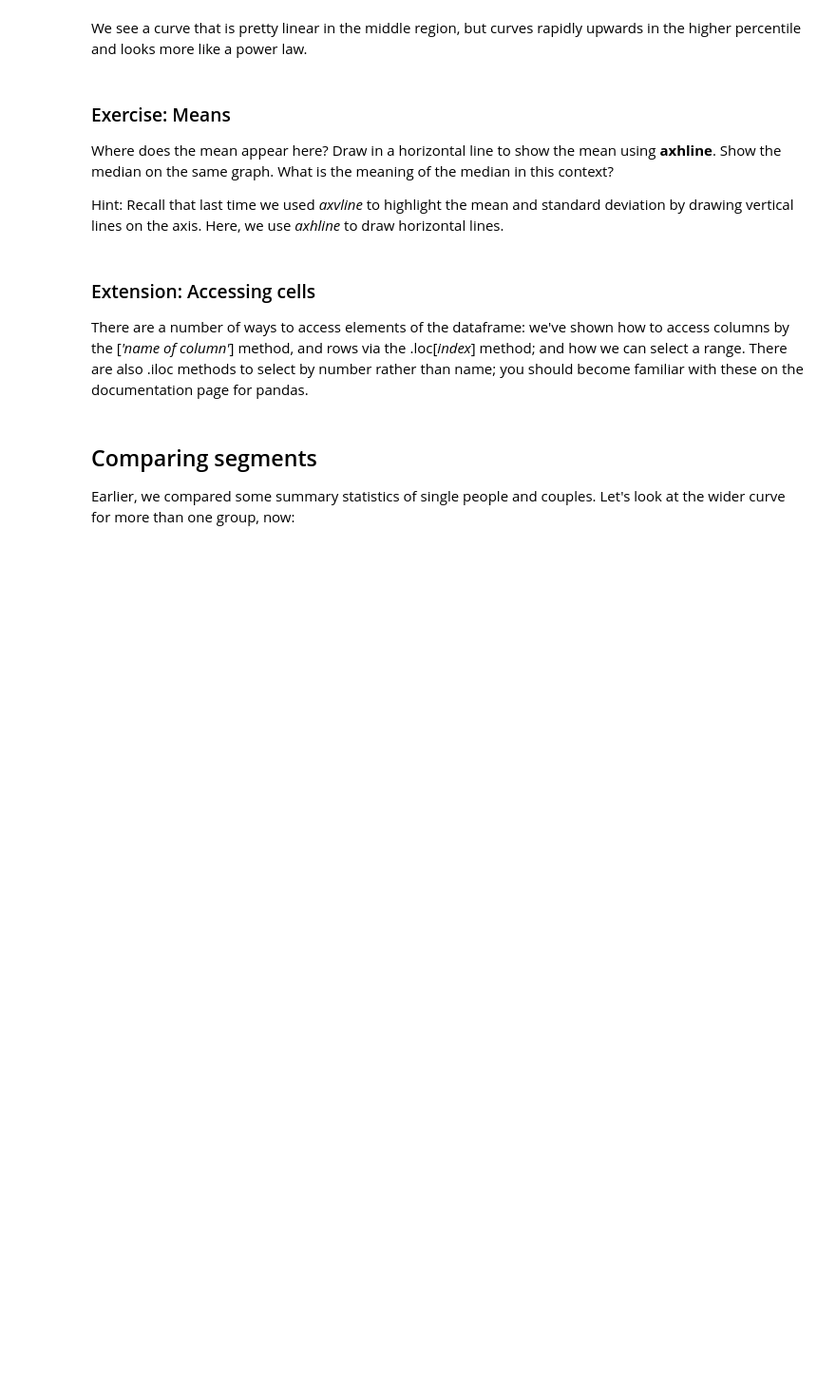
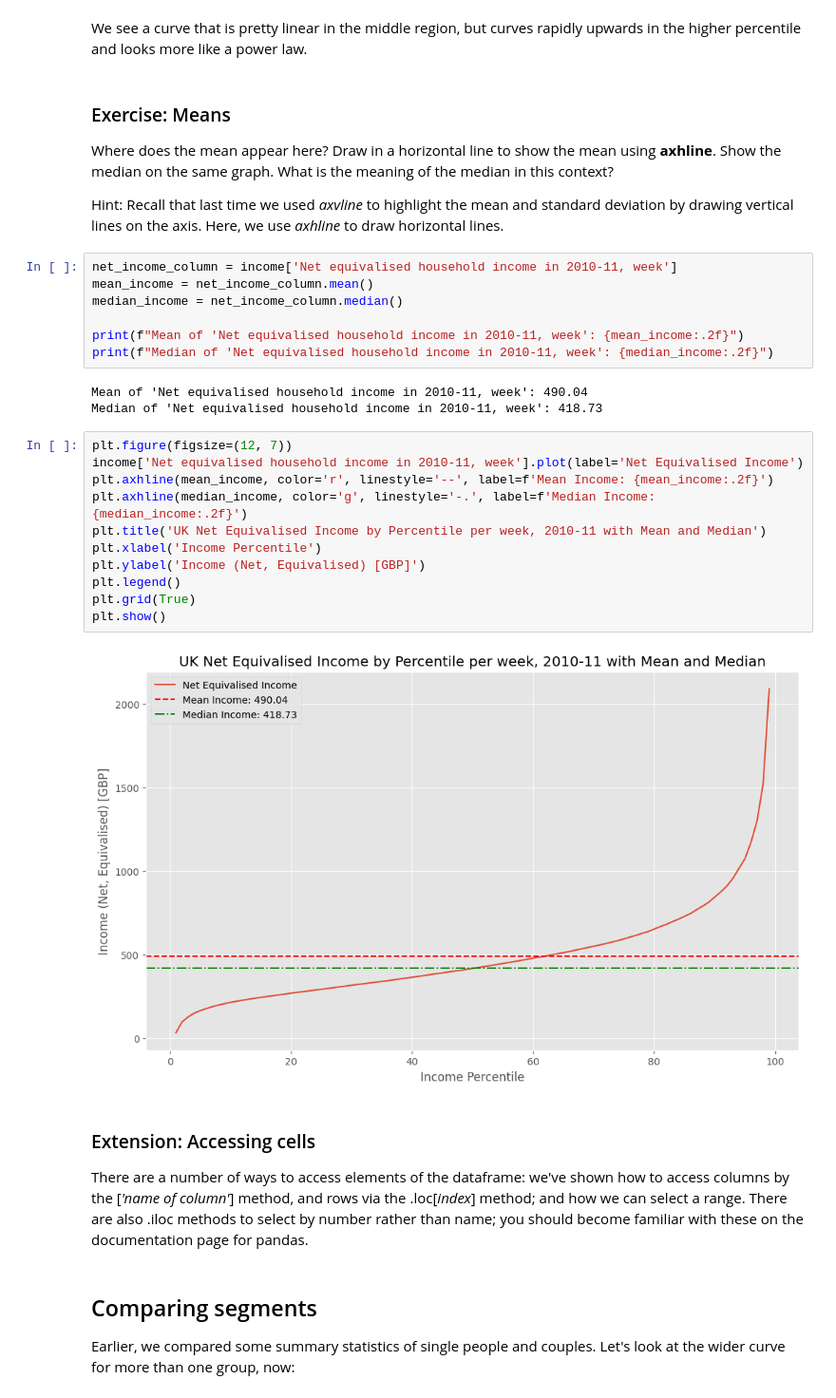
Before and after one commit to 1X-HE/QM2-0005, a Jupyter notebook: W2_Working_with_Data_in_Pandas.ipynb, the cells around one changed output. Shown at 95% size. Cells and saved outputs as stored; diff of their text form; blank space fills up the shorter version.

```diff
--- a/W2_Working_with_Data_in_Pandas.ipynb
+++ b/W2_Working_with_Data_in_Pandas.ipynb
@@ -215,6 +215,29 @@ We see a curve that is pretty linear in the middle region, but curves rapidly up
 Where does the mean appear here? Draw in a horizontal line to show the mean using **axhline**. Show the median on the same graph. What is the meaning of the median in this context?
 
 Hint: Recall that last time we used *axvline* to highlight the mean and standard deviation by drawing vertical lines on the axis. Here, we use *axhline* to draw horizontal lines.
+# %%
+net_income_column = income['Net equivalised household income in 2010-11, week']
+mean_income = net_income_column.mean()
+median_income = net_income_column.median()
+
+print(f"Mean of 'Net equivalised household income in 2010-11, week': {mean_income:.2f}")
+print(f"Median of 'Net equivalised household income in 2010-11, week': {median_income:.2f}")
+# %% [output]
+Mean of 'Net equivalised household income in 2010-11, week': 490.04
+Median of 'Net equivalised household income in 2010-11, week': 418.73
+# %%
+plt.figure(figsize=(12, 7))
+income['Net equivalised household income in 2010-11, week'].plot(label='Net Equivalised Income')
+plt.axhline(mean_income, color='r', linestyle='--', label=f'Mean Income: {mean_income:.2f}')
+plt.axhline(median_income, color='g', linestyle='-.', label=f'Median Income: {median_income:.2f}')
+plt.title('UK Net Equivalised Income by Percentile per week, 2010-11 with Mean and Median')
+plt.xlabel('Income Percentile')
+plt.ylabel('Income (Net, Equivalised) [GBP]')
+plt.legend()
+plt.grid(True)
+plt.show()
+# %% [output]
+[figure, added]
 # %% [markdown]
 ### Extension: Accessing cells
 
```
Also changed, not shown: parts of 2 cells of this notebook.
